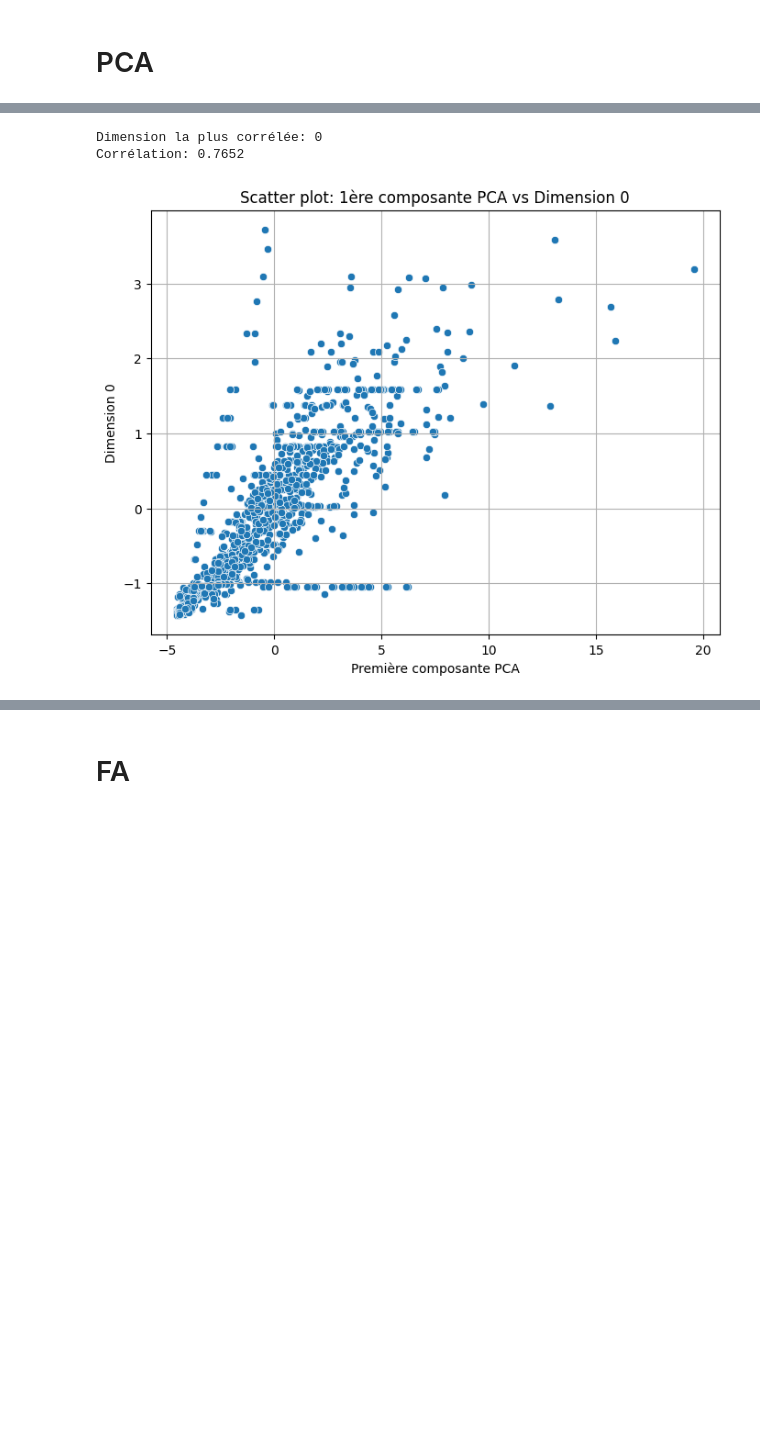
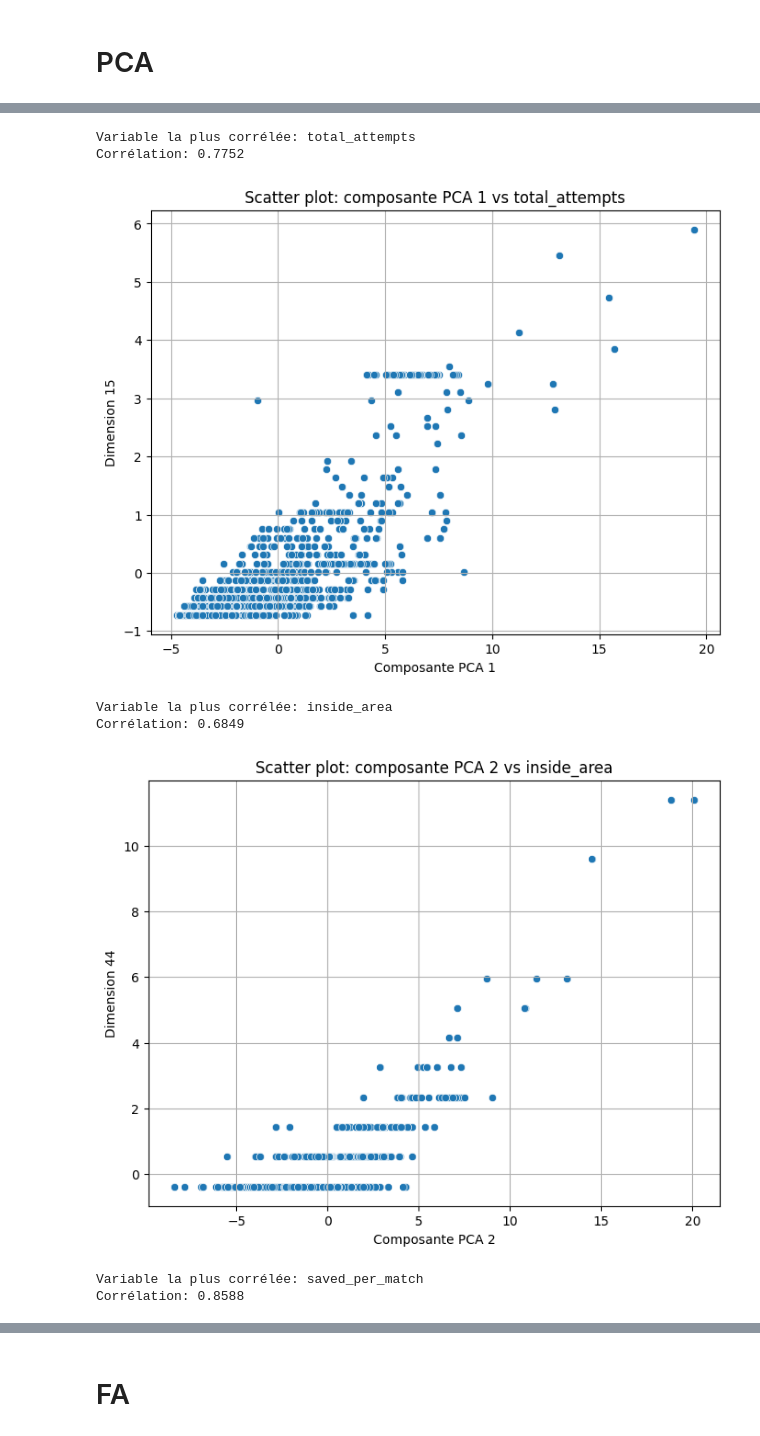
Before and after one commit to elouanzer/challenge1, a Jupyter notebook: champions league.ipynb, the cells around one changed output, grey strips where cells are left out. Drawn from its saved outputs; the diff is of its cells as text; code cells hidden in the pictures; blank space fills up the shorter version.

```diff
--- a/champions league.ipynb
+++ b/champions league.ipynb
@@ -24,3 +28,6 @@ defending['balls_recoverd_per_match'] = defending['balls_recoverd'] / defending[
 goals['goals_per_match'] = goals['goals'] / goals['match_played']
 goalkeeping['gk_accuracy'] = 100 * goalkeeping['saved'] / (goalkeeping['saved']+goalkeeping['conceded'])
 goalkeeping['cleansheets_rate'] = 100 * goalkeeping['cleansheets'] / goalkeeping['match_played']
+defending['tackles_per_match'] = defending['tackles'] / defending['match_played']
+goalkeeping['saved_per_match'] = goalkeeping['saved'] / goalkeeping['match_played']
+attempts['attempts_per_match'] = attempts['total_attempts'] / attempts['match_played']
@@ -69 +82,3 @@ memory usage: 384.1+ KB
+# %%
+df = df.fillna(value=0)
 # %%
@@ -136,8 +154,8 @@ sns.scatterplot(df, x='pass_attempted', y='pass_completed')
 <Axes: xlabel='pass_attempted', ylabel='pass_completed'>
 [figure]
 # %%
-corr = df.select_dtypes(exclude='object').fillna(value=0).corr()
-plt.figure(figsize=((10,10)))
+corr = df.select_dtypes(exclude='object').corr()
+plt.figure(figsize=((20,20)))
 sns.heatmap(corr)
 # %% [output]
 <Axes: >
@@ -150,6 +178,6 @@ from sklearn.decomposition import PCA
 from sklearn.decomposition import FactorAnalysis
 from sklearn.metrics import mean_squared_error
 # %%
-X = df.select_dtypes(exclude='object').fillna(value=0).values
+X = df.select_dtypes(exclude='object').values
 std_scale = StandardScaler().fit(X)
 X_scaled = std_scale.transform(X)
@@ -165,26 +210,35 @@ Pas de coude apparant ce qui le rend le choix de dimension complique : on peut c
 # %%
 pca = PCA(n_components=X.shape[1])
 X_pca = pca.fit_transform(X_scaled)
-first_pca_component = X_pca[:, 0]
-correlations = []
-for i in range(X_scaled.shape[1]):
-    corr = np.corrcoef(first_pca_component, X_scaled[:, i])[0, 1]
-    correlations.append(corr)
+numeric_columns = df.select_dtypes(exclude='object').columns
 
-best_index = np.argmax(np.abs(correlations))
-best_corr = correlations[best_index]
+for j in range(5):
+    pca_component = X_pca[:, j]
+    correlations = []
+    for i in range(X_scaled.shape[1]):
+        corr = np.corrcoef(pca_component, X_scaled[:, i])[0, 1]
+        correlations.append(corr)
 
-print(f"Dimension la plus corrélée: {best_index}")
-print(f"Corrélation: {best_corr:.4f}")
+    best_index = np.argmax(np.abs(correlations))
+    best_corr = correlations[best_index]
+    best_column_label = numeric_columns[best_index]
 
-plt.figure(figsize=(8, 6))
-sns.scatterplot(x=first_pca_component, y=X_scaled[:, best_index])
-plt.title(f"Scatter plot: 1ère composante PCA vs Dimension {best_index}")
-plt.xlabel('Première composante PCA')
-plt.ylabel(f'Dimension {best_index}')
-plt.grid(True)
-plt.show()
+    print(f"Variable la plus corrélée: {best_column_label}")
+    print(f"Corrélation: {best_corr:.4f}")
+
+    plt.figure(figsize=(8, 6))
+    sns.scatterplot(x=pca_component, y=X_scaled[:, best_index])
+    plt.title(f"Scatter plot: composante PCA {j+1} vs {best_column_label}")
+    plt.xlabel(f'Composante PCA {j+1}')
+    plt.ylabel(f'Dimension {best_index}')
+    plt.grid(True)
+    plt.show()
 # %% [output]
-Dimension la plus corrélée: 0
-Corrélation: 0.7652
+Variable la plus corrélée: total_attempts
+Corrélation: 0.7752
-[figure, old version]
+[figure, new version]
+Variable la plus corrélée: inside_area
+Corrélation: 0.6849
+[figure, added]
+Variable la plus corrélée: saved_per_match
+Corrélation: 0.8588
```
Also changed, not shown: parts of 30 cells of this notebook.
